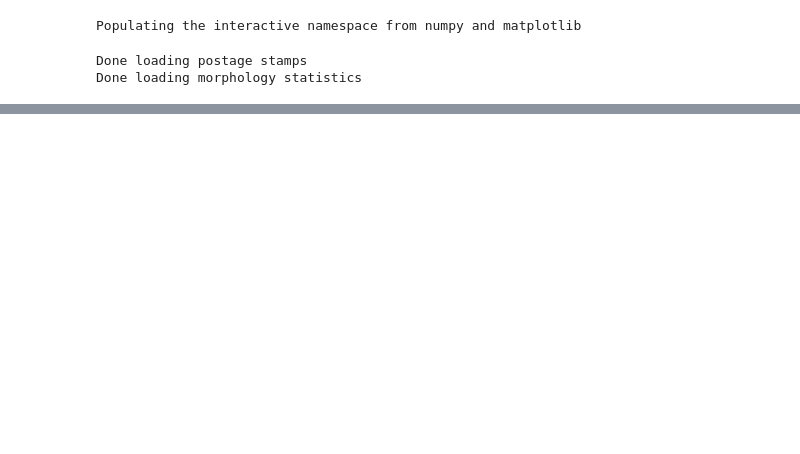
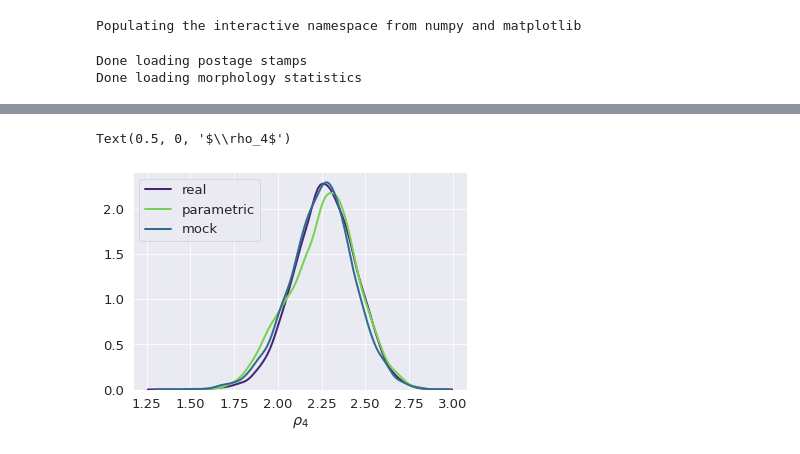
Before and after one commit to McWilliamsCenter/deep_galaxy_models, a Jupyter notebook: Figure_Moments.ipynb, the cells around one changed output, grey strips where cells are left out. Cells and saved outputs as stored; diff of their text form; code cells hidden in the pictures; blank space fills up the shorter version.

```diff
--- a/Figure_Moments.ipynb
+++ b/Figure_Moments.ipynb
@@ -135,0 +137,10 @@ savefig("Figures/Figure_moments_magauto.pdf", bbox_inches = 'tight', pad_inches
+# %%
+# Overall distribution of rho4
+sns.distplot(m_real['rho4'][m], label='real', color=creal, hist=False );
+sns.distplot(m_param['rho4'][m], label='parametric',color=cparam, hist=False);
+sns.distplot(m_mock['rho4'][m],  label='mock', color=cmock,hist=False);
+legend()
+xlabel(r'$\rho_4$')
+# %% [output]
+Text(0.5, 0, '$\\rho_4$')
+[figure, added]
```
Also changed, not shown: parts of 4 cells of this notebook, 10 other files.
